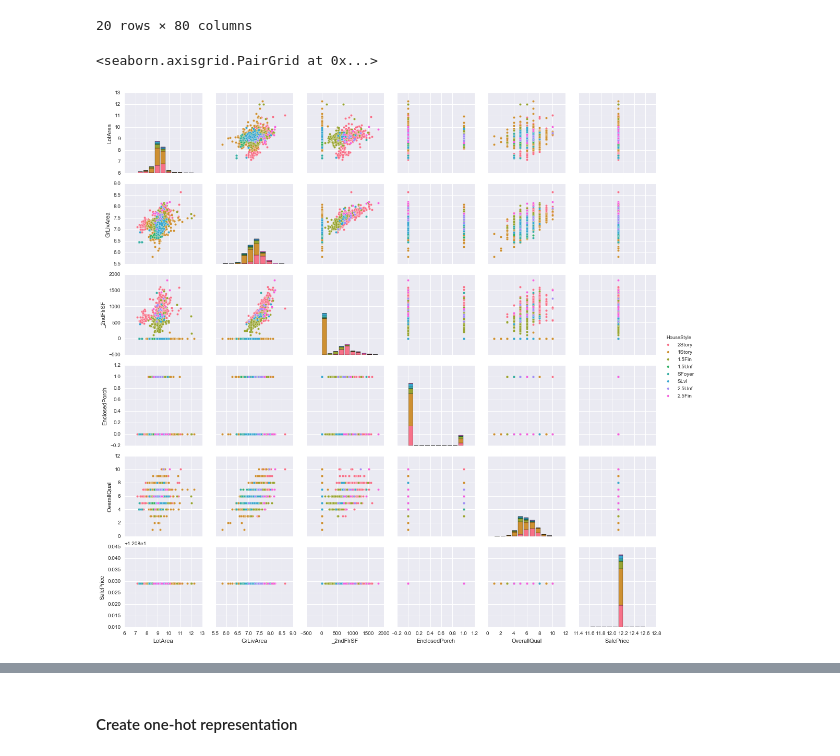
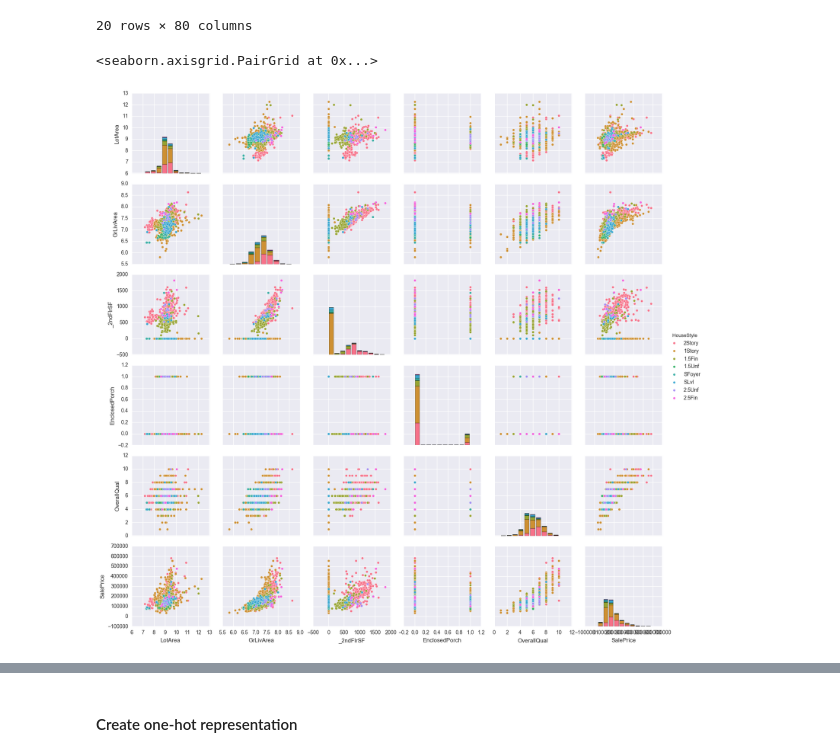
Before and after one commit to bshurick/kaggles, a Jupyter notebook: HousePrices/houseprices.ipynb, the cells around one changed output, grey strips where cells are left out. Drawn from its saved outputs; the diff is of its cells as text; code cells hidden in the pictures.

```diff
--- a/HousePrices/houseprices.ipynb
+++ b/HousePrices/houseprices.ipynb
@@ -36,8 +36,8 @@ pd.options.display.max_columns = 79
 #### Load data
 # %%
 DATADIR = './Data/'
-TRAIN_FILE = 'train.csv'
-TEST_FILE = 'test.csv'
+TRAIN_FILE = 'train.csv.gz'
+TEST_FILE = 'test.csv.gz'
 # %%
 train_raw = pd.read_csv(DATADIR+TRAIN_FILE)
 test_raw = pd.read_csv(DATADIR+TEST_FILE)
@@ -188,19 +187,19 @@ train_raw = train_raw.loc[~outlier_index,:]
 # %%
 cols = [
     'LotArea'
     ,'GrLivArea'
     ,'_2ndFlrSF'
     ,'EnclosedPorch'
     ,'OverallQual'
     ,'HouseStyle'
 ]
 sns.pairplot(pd.concat((train_raw[cols],
-                        pd.DataFrame(Y, columns=['SalePrice'])),
+                        train_raw.SalePrice),
                        axis=1),
             hue='HouseStyle')
 # %% [output]
 <seaborn.axisgrid.PairGrid at 0x...>
-[figure, old version]
+[figure, new version]
 # %%
 cols = [
     'LotArea'
```
Also changed, not shown: parts of 14 cells of this notebook.
